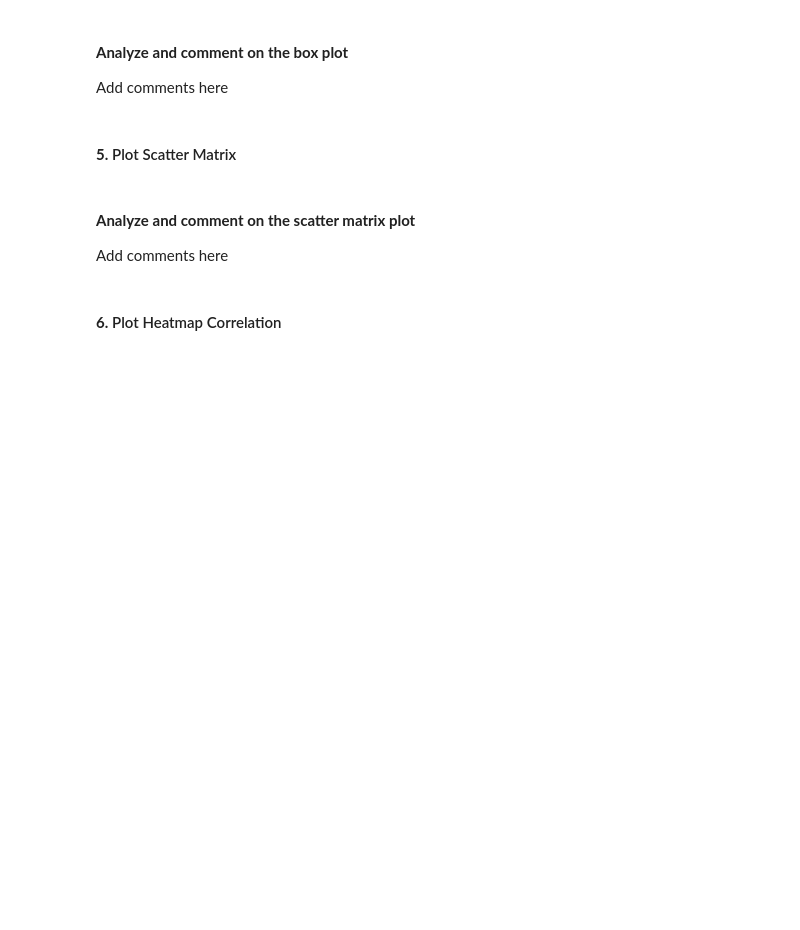
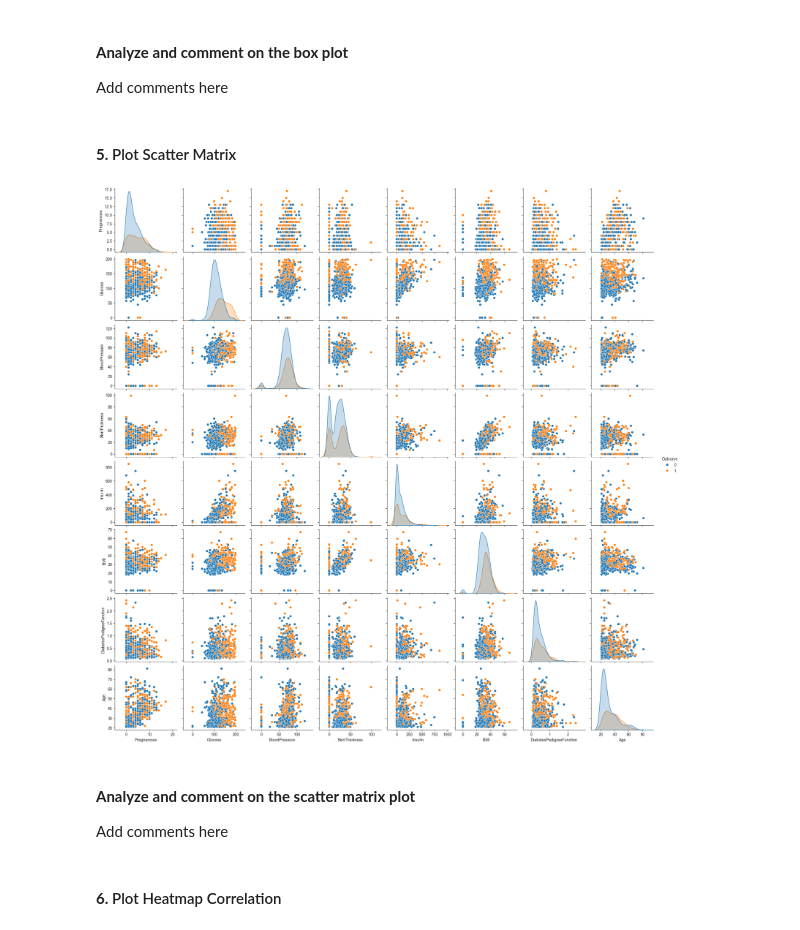
Before and after one commit to timothyjameslim/ML, a Jupyter notebook: Assignment 1/CS372 Assignment1_Answer.ipynb, the cells around one changed output. Cells and saved outputs as stored; diff of their text form; code cells hidden in the pictures; blank space fills up the shorter version.

```diff
--- a/Assignment 1/CS372 Assignment1_Answer.ipynb
+++ b/Assignment 1/CS372 Assignment1_Answer.ipynb
@@ -432,6 +454,12 @@ Exmplain how you dealt them, why, and justify your choice here.
 Add comments here
 # %% [markdown]
 #### **5.** Plot Scatter Matrix
+# %%
+sns.set_style("ticks")
+sns.pairplot(diabetes, hue="Outcome")
+plt.show()
+# %% [output]
+[figure, added]
 # %% [markdown]
 #### **Analyze and comment on the scatter matrix plot**
 
```
Also changed, not shown: parts of 38 cells of this notebook, 7 other files.
